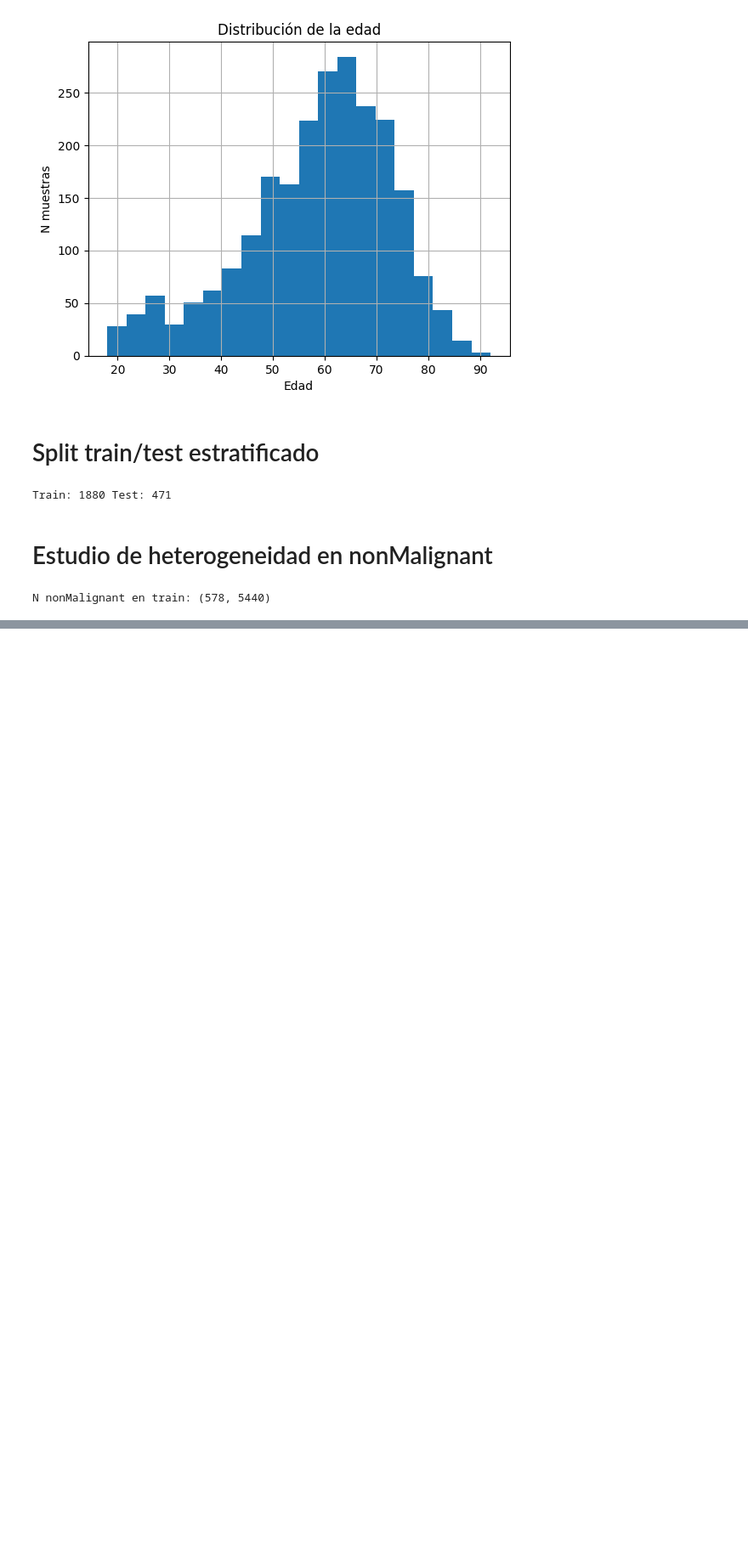
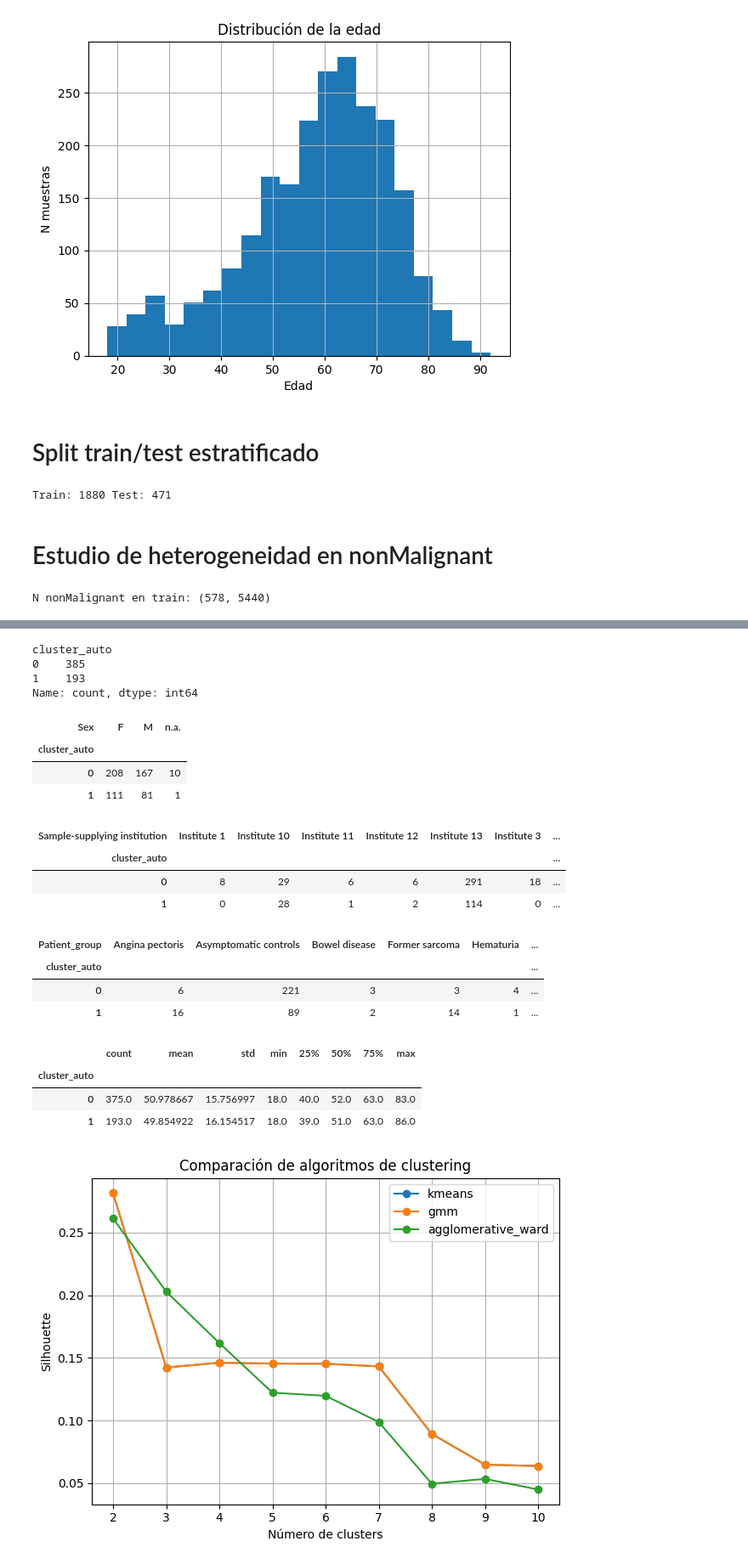
Before and after one commit to MisterMito/TFM, a Jupyter notebook: notebooks/1.1-ssic-eda-poblacional-heterogeneidad-nonmalignant.ipynb, the cells around one changed output, grey strips where cells are left out. Shown at 85% size. Saved outputs shown, nothing was run; the diff lists cells and outputs as text; code cells hidden in the pictures; blank space fills up the shorter version.

```diff
--- a/notebooks/1.1-ssic-eda-poblacional-heterogeneidad-nonmalignant.ipynb
+++ b/notebooks/1.1-ssic-eda-poblacional-heterogeneidad-nonmalignant.ipynb
@@ -214,0 +292,13 @@ Shape de X_pca: (578, 352)
+# %%
+best_clust, df_clust_results, all_clust_results = search_best_clustering(
+    X_pca,
+    n_clusters_range=range(2, 11),
+    random_state=RANDOM_STATE,
+)
+
+print("Mejor algoritmo:", best_clust["modelo"])
+print("Mejor número de clusters:", best_clust["n_clusters"])
+print("Silhouette:", best_clust["silhouette"])
+
+labels_best = best_clust["labels"]
+meta_nm["cluster_auto"] = labels_best
@@ -214,0 +326,55 @@ Shape de X_pca: (578, 352)
+# %%
+meta_nm["cluster_auto"].value_counts()
+# %% [output]
+cluster_auto
+0    385
+1    193
+Name: count, dtype: int64
+# %%
+pd.crosstab(meta_nm["cluster_auto"], meta_nm["Sex"])
+# %% [output]
+| Sex | F | M | n.a. |
+| cluster_auto |  |  |  |
+| 0 | 208 | 167 | 10 |
+| 1 | 111 | 81 | 1 |
+# %%
+pd.crosstab(meta_nm["cluster_auto"], meta_nm["Sample-supplying institution"])
+# %% [output]
+| Sample-supplying institution | Institute 1 | Institute 10 | Institute 11 | Institute 12 | Institute 13 | Institute 3 | ... |
+| cluster_auto |  |  |  |  |  |  | ... |
+| 0 | 8 | 29 | 6 | 6 | 291 | 18 | ... |
+| 1 | 0 | 28 | 1 | 2 | 114 | 0 | ... |
+# %%
+pd.crosstab(meta_nm["cluster_auto"], meta_nm["Patient_group"])
+# %% [output]
+| Patient_group | Angina pectoris | Asymptomatic controls | Bowel disease | Former sarcoma | Hematuria | ... |
+| cluster_auto |  |  |  |  |  | ... |
+| 0 | 6 | 221 | 3 | 3 | 4 | ... |
+| 1 | 16 | 89 | 2 | 14 | 1 | ... |
+# %%
+meta_nm.groupby("cluster_auto")["Age"].describe()
+# %% [output]
+|  | count | mean | std | min | 25% | 50% | 75% | max |
+| cluster_auto |  |  |  |  |  |  |  |  |
+| 0 | 375.0 | 50.978667 | 15.756997 | 18.0 | 40.0 | 52.0 | 63.0 | 83.0 |
+| 1 | 193.0 | 49.854922 | 16.154517 | 18.0 | 39.0 | 51.0 | 63.0 | 86.0 |
+# %%
+plt.figure()
+for modelo in df_clust_results["modelo"].unique():
+    subset = df_clust_results[df_clust_results["modelo"] == modelo]
+    plt.plot(
+        subset["n_clusters"],
+        subset["silhouette"],
+        marker="o",
+        label=modelo,
+    )
+
+plt.xlabel("Número de clusters")
+plt.ylabel("Silhouette")
+plt.title("Comparación de algoritmos de clustering")
+plt.legend()
+plt.grid(True)
+plt.tight_layout()
+plt.show()
+# %% [output]
+[figure, added]
```
Also changed, not shown: parts of 15 cells of this notebook.
